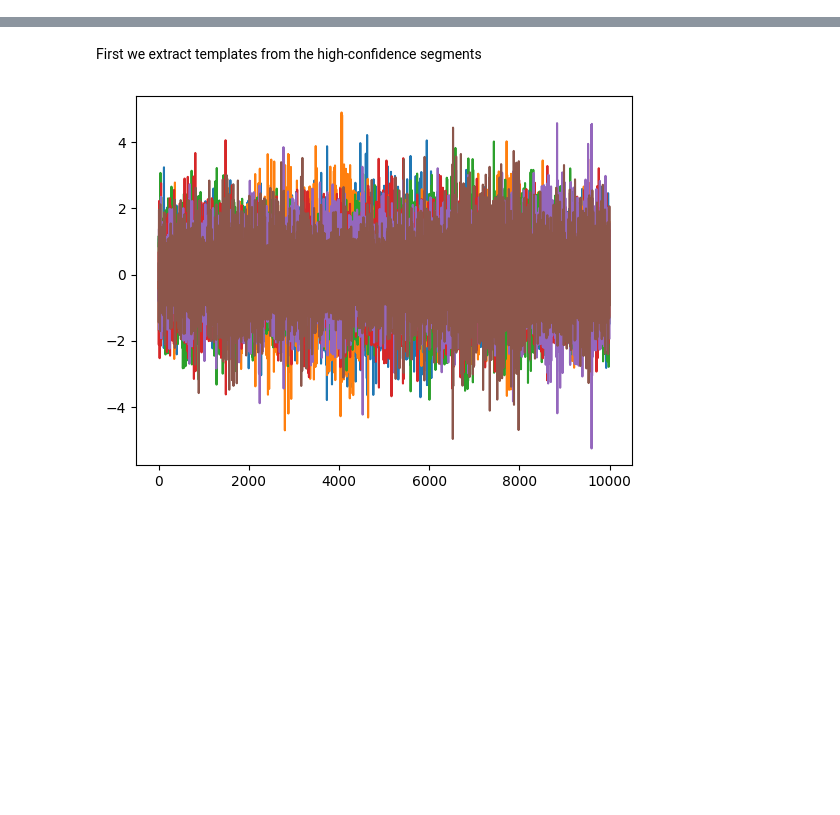
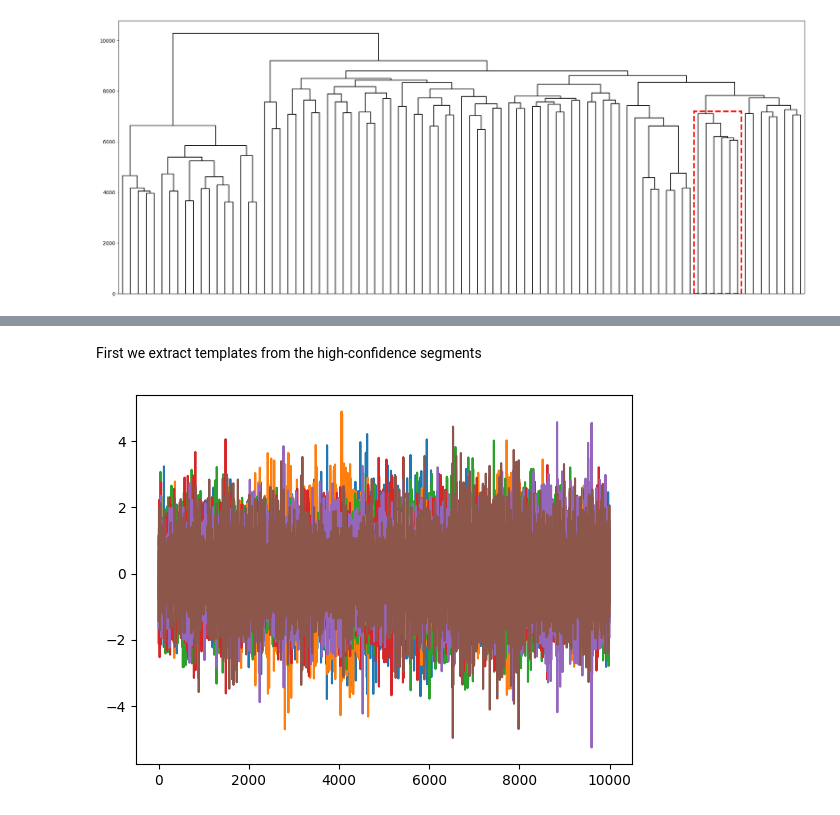
Before and after one commit to FKamper/seismic-isolation-forest, a Jupyter notebook: notebooks/dtw_illustration.ipynb, the cells around one changed output, grey strips where cells are left out. Saved outputs shown, nothing was run; the diff lists cells and outputs as text; code cells hidden in the pictures; blank space fills up the shorter version.

```diff
--- a/notebooks/dtw_illustration.ipynb
+++ b/notebooks/dtw_illustration.ipynb
@@ -27,0 +95,13 @@ from seismicif.metrics import (
+# %%
+n = max(indices)[1] + 1
+D = np.zeros([n, n])
+
+for k in range(len(indices)):
+    i, j = indices[k]
+    D[i, j] = np.median(results[k][0])
+    D[j, i] = D[i, j]
+
+D = squareform(D)
+Z = linkage(D, method="complete")
+# use the hybrid dynamic tree cut algorithm to identify clusters in the hierarchical tree
+clusters = cutreeHybrid(Z, D, minClusterSize=1, deepSplit=3)
@@ -27,0 +122,47 @@ from seismicif.metrics import (
+# %%
+# illustrate linkaga with a dendrogram, red box highlights the debris-flow cluster
+fig, ax = plt.subplots(figsize=(25, 10))
+
+ddata = dendrogram(
+    Z, no_labels=True, color_threshold=0, link_color_func=lambda k: "black", ax=ax
+)
+
+leaves = ddata["leaves"]
+xpos = {leaf: 5 + 10 * i for i, leaf in enumerate(leaves)}
+
+xs = [xpos[i] for i in idx]
+xmin = min(xs) - 5
+xmax = max(xs) + 5
+
+root, nodes = to_tree(Z, rd=True)
+idx_set = set(idx)
+
+
+def leaves_under(node):
+    if node.is_leaf():
+        return {node.id}
+    return leaves_under(node.left) | leaves_under(node.right)
+
+
+for node in nodes:
+    if not node.is_leaf():
+        if leaves_under(node) == idx_set:
+            cluster_height = node.dist
+            break
+cluster_height += 100
+
+rect = Rectangle(
+    (xmin, 0),
+    xmax - xmin,
+    cluster_height,
+    fill=False,
+    edgecolor="red",
+    linewidth=3,
+    linestyle="--",
+)
+
+ax.add_patch(rect)
+
+plt.show()
+# %% [output]
+[figure, added]
```
Also changed, not shown: parts of 25 cells of this notebook, 2 other files.
